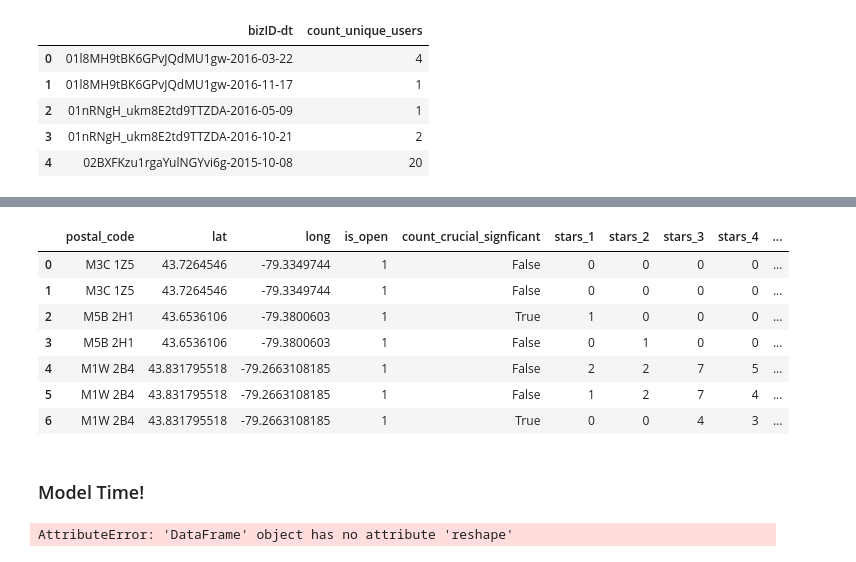
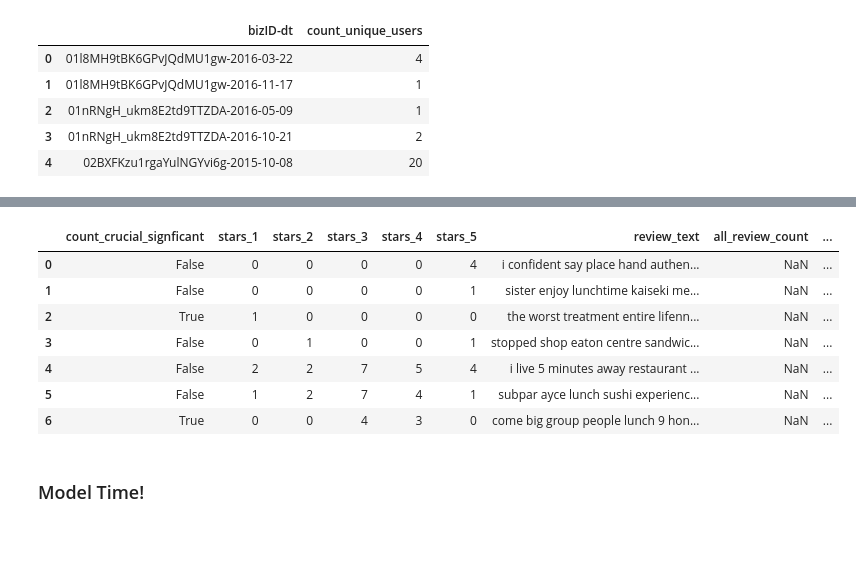
Before and after one commit to ms682/DataScience, a Jupyter notebook: yelp-toronto-dataset.ipynb, the cells around one changed output, grey strips where cells are left out. Saved outputs shown, nothing was run; the diff lists cells and outputs as text; code cells hidden in the pictures.

```diff
--- a/yelp-toronto-dataset.ipynb
+++ b/yelp-toronto-dataset.ipynb
@@ -238,25 +281,27 @@ df['count_crucial_signficant']= df['count_crucial_signficant']>0
 # %%
 from nltk.corpus import stopwords
 import nltk
+import string
 stop = stopwords.words('english')
 df['review_text']=df['review_text'].str.lower()
-df['review_text'] = df['review_text'].apply(lambda x: ' '.join([word for word in x.split() if word not in (stop)]))
+df['review_text'] = df['review_text'].apply(lambda x: '  '.join([word for word in x.split() if word not in (stop)]))
 ps = nltk.stem.WordNetLemmatizer()
 df['review_text']=df["review_text"].apply(lambda x:[ps.lemmatize(y,pos='v') for y in x.split()])
-df['review_text']=df['review_text'].apply(lambda x: ', '.join(x))
-df['review_text'] = df['review_text'].str.replace('[^\w\s]','')
+df['review_text']=df['review_text'].apply(lambda x: ',  '.join(x))
+translator = str.maketrans('', '', string.punctuation)
+df['review_text'] = df['review_text'].str.translate(translator)
 
 list(df)
 df
 # %% [output]
-|  | postal_code | lat | long | is_open | count_crucial_signficant | stars_1 | stars_2 | stars_3 | stars_4 | ... |
-| 0 | M3C 1Z5 | 43.7264546 | -79.3349744 | 1 | False | 0 | 0 | 0 | 0 | ... |
-| 1 | M3C 1Z5 | 43.7264546 | -79.3349744 | 1 | False | 0 | 0 | 0 | 0 | ... |
-| 2 | M5B 2H1 | 43.6536106 | -79.3800603 | 1 | True | 1 | 0 | 0 | 0 | ... |
-| 3 | M5B 2H1 | 43.6536106 | -79.3800603 | 1 | False | 0 | 1 | 0 | 0 | ... |
-| 4 | M1W 2B4 | 43.831795518 | -79.2663108185 | 1 | False | 2 | 2 | 7 | 5 | ... |
-| 5 | M1W 2B4 | 43.831795518 | -79.2663108185 | 1 | False | 1 | 2 | 7 | 4 | ... |
-| 6 | M1W 2B4 | 43.831795518 | -79.2663108185 | 1 | True | 0 | 0 | 4 | 3 | ... |
+|  | count_crucial_signficant | stars_1 | stars_2 | stars_3 | stars_4 | stars_5 | review_text | all_review_count | ... |
+| 0 | False | 0 | 0 | 0 | 0 | 4 | i confident say place hand authen... | NaN | ... |
+| 1 | False | 0 | 0 | 0 | 0 | 1 | sister enjoy lunchtime kaiseki me... | NaN | ... |
+| 2 | True | 1 | 0 | 0 | 0 | 0 | the worst treatment entire lifenn... | NaN | ... |
+| 3 | False | 0 | 1 | 0 | 0 | 1 | stopped shop eaton centre sandwic... | NaN | ... |
+| 4 | False | 2 | 2 | 7 | 5 | 4 | i live 5 minutes away restaurant ... | NaN | ... |
+| 5 | False | 1 | 2 | 7 | 4 | 1 | subpar ayce lunch sushi experienc... | NaN | ... |
+| 6 | True | 0 | 0 | 4 | 3 | 0 | come big group people lunch 9 hon... | NaN | ... |
 # %% [markdown]
 ### Model Time!
 # %%
@@ -267,20 +312,20 @@ from sklearn.model_selection import cross_val_score
 from sklearn.linear_model import LogisticRegression
 from sklearn.svm import LinearSVC
 
-from sklearn.feature_extraction.text import CountVectorizer
-from sklearn.feature_extraction.text import TfidfVectorizer
+from sklearn.feature_extraction.text import HashingVectorizer
+from sklearn.feature_extraction.text import TfidfTransformer
+import scipy.sparse
+import sklearn.pipeline as pipe
 
-X = df.drop('count_crucial_signficant', axis=1)
+tfidf = pipe.Pipeline([
+    ('vectorizer', HashingVectorizer(ngram_range=(1,4), non_negative=True)),
+    ('tfidf', TfidfTransformer()),
+])
+X_text = df['review_text']
+X_ntext = df.drop(['review_text','count_crucial_signficant'], axis=1)
+X_tfidf = tfidf.fit_transform(X_text)
+X = scipy.sparse.hstack([X_tfidf, X_ntext])
 Y = df['count_crucial_signficant']
-X_train, X_test, Y_train, Y_test = train_test_split(X, Y, train_size=.75)
-
-binary_vectorizer = CountVectorizer(binary=True)
-binary_vectorizer.fit(X_train)
-X_train_binary = binary_vectorizer.transform(X_train['review_text'])
-X_test_binary = binary_vectorizer.transform(X_test['review_text'])
-X_train.reshape()
-# %% [output]
-AttributeError: 'DataFrame' object has no attribute 'reshape'
 # %%
 model = LogisticRegression()
 model.fit(X_train_binary, Y_train)
```
Also changed, not shown: parts of 4 cells of this notebook.
